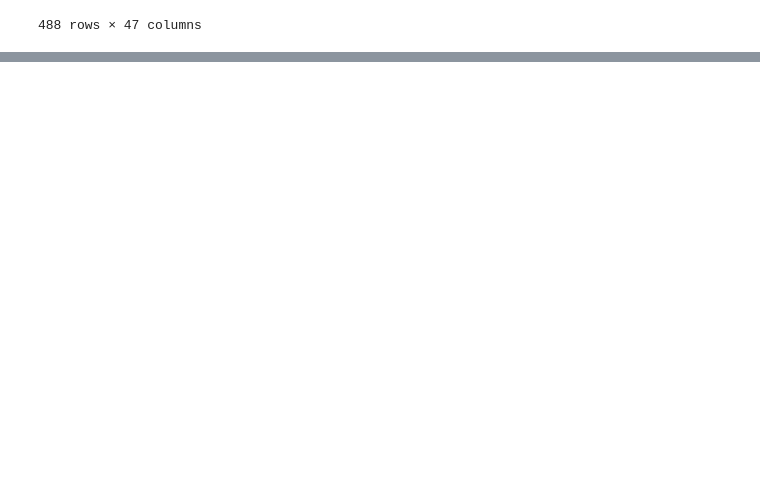
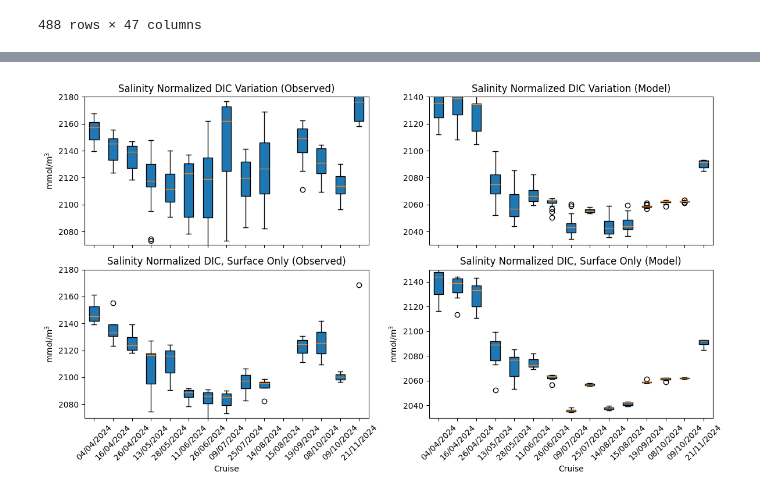
Before and after one commit to CWorthy-ocean/C-Star-in-Hvalfjordur, a Jupyter notebook: notebooks/bgc_analysis.ipynb, the cells around one changed output, grey strips where cells are left out. Saved outputs shown, nothing was run; the diff lists cells and outputs as text; code cells hidden in the pictures; blank space fills up the shorter version.

```diff
--- a/notebooks/bgc_analysis.ipynb
+++ b/notebooks/bgc_analysis.ipynb
@@ -114,7 +138,7 @@ h=roms_regrid(grid,grid['h'])
 
 mask=roms_regrid(grid,grid['mask_rho'])
 # %%
-var_names=['ALK','DIC','PO4','NO3','SiO3','NH4','O2']
+var_names=['ALK','DIC','PO4','NO3','SiO3','NH4','O2','Fe',"spChl","diatChl"]
 depth_levels=np.arange(0, 40,10)
 # %%
 bgc = roms_output_bgc.regrid(depth_levels=depth_levels,var_names=var_names).load()
@@ -159,19 +198,4 @@ bgc_values_combined = xr.concat(bgc_values, dim='location')
 # Assign a location coordinate for clarity (optional)
 bgc_values_combined = bgc_values_combined.assign_coords(location=('location', [1,3,5,7,9,10,12]))
 bgc_values_combined['depth']=bgc_values_combined.depth*(-1)
-# %%
-# define location which calculations the average location of each station
-def get_location(obs, hv_values):
-    locations = []
-    for hv in hv_values:
-        lat = (obs['lat'].sel(HV=hv).isel(depth_bin=0).mean('date').squeeze()).values+0
-        lon = obs['lon'].sel(HV=hv).isel(depth_bin=0).mean('date').squeeze().values + 360
-        locations.append([lat, lon])
-    return locations
-
-# List of HV values
-hv_values = 1,3,5,7,9,10,12
-
-# Get the locations
-locations = get_location(obs, hv_values)
 # %%
@@ -226,15 +279,15 @@ ax_map.set_extent([-22, -21.35, 64.25, 64.45], ccrs.PlateCarree())
 ax_map.set_title('Station Overview')
 
 # --- Function for Extracting Data ---
-def extract_cruise_data(var, depth=None, num_cruises=10):
+def extract_cruise_data(var, depth=None, num_cruises=22):
     """Extracts non-NaN values for a given variable across cruises."""
     cruises = []
     for i in range(num_cruises):
-        data = np.hstack(var.isel(date=i) if depth is None else var.isel(date=i, depth_bin=depth))
+        data = np.hstack(var.isel(time=i) if depth is None else var.isel(time=i, depth_bin=depth))
         cruises.append(data[~np.isnan(data)])
     return cruises
 
-def extract_model_data(var, depth=None, num_cruises=10):
+def extract_model_data(var, depth=None, num_cruises=22):
     """Extracts non-NaN values from the model across time steps."""
     cruises = []
     for i in range(num_cruises):
@@ -246,7 +299,7 @@ def extract_model_data(var, depth=None, num_cruises=10):
 ax_obs = fig.add_subplot(gs[1, 0])  # Observations
 ax_model = fig.add_subplot(gs[1, 1])  # Model
 
-ax_obs.boxplot(extract_cruise_data(nTA), patch_artist=True)
+ax_obs.boxplot(extract_cruise_data(obs["nTA"]), patch_artist=True)
 ax_obs.set_title('Salinity Normalized Alk Variation (Observed)')
 ax_obs.set_ylabel('mmol/m$^3$')
 ax_obs.set_xticklabels([])
@@ -261,11 +314,11 @@ ax_model.set_ylim(2230,2320)
 ax_obs_surface = fig.add_subplot(gs[2, 0])  # Observations (Surface)
 ax_model_surface = fig.add_subplot(gs[2, 1])  # Model (Surface)
 
-ax_obs_surface.boxplot(extract_cruise_data(nTA, depth=0), patch_artist=True)
+ax_obs_surface.boxplot(extract_cruise_data(obs["nTA"], depth=0), patch_artist=True)
 ax_obs_surface.set_title('Salinity Normalized Alk, Surface Only (Observed)')
 ax_obs_surface.set_xlabel('Cruise')
 ax_obs_surface.set_ylabel('mmol/m$^3$')
-ax_obs_surface.set_xticklabels(pd.to_datetime(obs['date'].isel(date=slice(0,10))).strftime('%d/%m/%Y'), rotation=45)
+ax_obs_surface.set_xticklabels(pd.to_datetime(obs['time'].isel(time=slice(0,22))).strftime('%d/%m/%Y'), rotation=45)
 ax_obs_surface.set_ylim(2310,2390)
 
 ax_model_surface.boxplot(extract_model_data(bgc_sub['nTA'], depth=0), patch_artist=True)
@@ -293,15 +348,15 @@ gs = fig.add_gridspec(2, 2, height_ratios=[1, 1], width_ratios=[1, 1])
 
 
 # --- Function for Extracting Data ---
-def extract_cruise_data(var, depth=None, num_cruises=10):
+def extract_cruise_data(var, depth=None, num_cruises=15):
     """Extracts non-NaN values for a given variable across cruises."""
     cruises = []
     for i in range(num_cruises):
-        data = np.hstack(var.isel(date=i) if depth is None else var.isel(date=i, depth_bin=depth))
+        data = np.hstack(var.isel(time=i) if depth is None else var.isel(time=i, depth_bin=depth))
         cruises.append(data[~np.isnan(data)])
     return cruises
 
-def extract_model_data(var, depth=None, num_cruises=10):
+def extract_model_data(var, depth=None, num_cruises=15):
     """Extracts non-NaN values from the model across time steps."""
     cruises = []
     for i in range(num_cruises):
@@ -313,36 +368,38 @@ def extract_model_data(var, depth=None, num_cruises=10):
 ax_obs = fig.add_subplot(gs[0, 0])  # Observations
 ax_model = fig.add_subplot(gs[0, 1])  # Model
 
-ax_obs.boxplot(extract_cruise_data(nDIC), patch_artist=True)
+ax_obs.boxplot(extract_cruise_data(obs['nDIC']), patch_artist=True)
 ax_obs.set_title('Salinity Normalized DIC Variation (Observed)')
 ax_obs.set_ylabel('mmol/m$^3$')
 ax_obs.set_xticklabels([])
 ax_obs.set_ylim(2070,2180)
 
 ax_model.boxplot(extract_model_data(bgc_sub['nDIC']), patch_artist=True)
 ax_model.set_title('Salinity Normalized DIC Variation (Model)')
 ax_model.set_xticklabels([])
 ax_model.set_ylim(2030,2140)
 
 # --- Surface-Only Boxplots for Observations (Left) and Model (Right) ---
 ax_obs_surface = fig.add_subplot(gs[1, 0])  # Observations (Surface)
 ax_model_surface = fig.add_subplot(gs[1, 1])  # Model (Surface)
 
-ax_obs_surface.boxplot(extract_cruise_data(nDIC, depth=0), patch_artist=True)
+ax_obs_surface.boxplot(extract_cruise_data(obs['nDIC'], depth=0), patch_artist=True)
 ax_obs_surface.set_title('Salinity Normalized DIC, Surface Only (Observed)')
 ax_obs_surface.set_xlabel('Cruise')
 ax_obs_surface.set_ylabel('mmol/m$^3$')
-ax_obs_surface.set_xticklabels(pd.to_datetime(obs['date'].isel(date=slice(0,10))).strftime('%d/%m/%Y'), rotation=45)
+ax_obs_surface.set_xticklabels(pd.to_datetime(obs['time'].isel(time=slice(0,15))).strftime('%d/%m/%Y'), rotation=45)
 ax_obs_surface.set_ylim(2070,2180)
 
 ax_model_surface.boxplot(extract_model_data(bgc_sub['nDIC'], depth=0), patch_artist=True)
 ax_model_surface.set_title('Salinity Normalized DIC, Surface Only (Model)')
 ax_model_surface.set_xlabel('Cruise')
 ax_model_surface.set_ylabel('mmol/m$^3$')
-ax_model_surface.set_xticklabels(pd.to_datetime(bgc_sub['time'].isel(time=slice(0,10))).strftime('%d/%m/%Y'), rotation=45)
+ax_model_surface.set_xticklabels(pd.to_datetime(bgc_sub['time'].isel(time=slice(0,15))).strftime('%d/%m/%Y'), rotation=45)
 ax_model_surface.set_ylim()
 ax_model_surface.set_ylim(2030,2150)
 
 plt.tight_layout()
 plt.show()
+# %% [output]
+[figure, added]
 # %%
```
Also changed, not shown: parts of 25 cells of this notebook.
